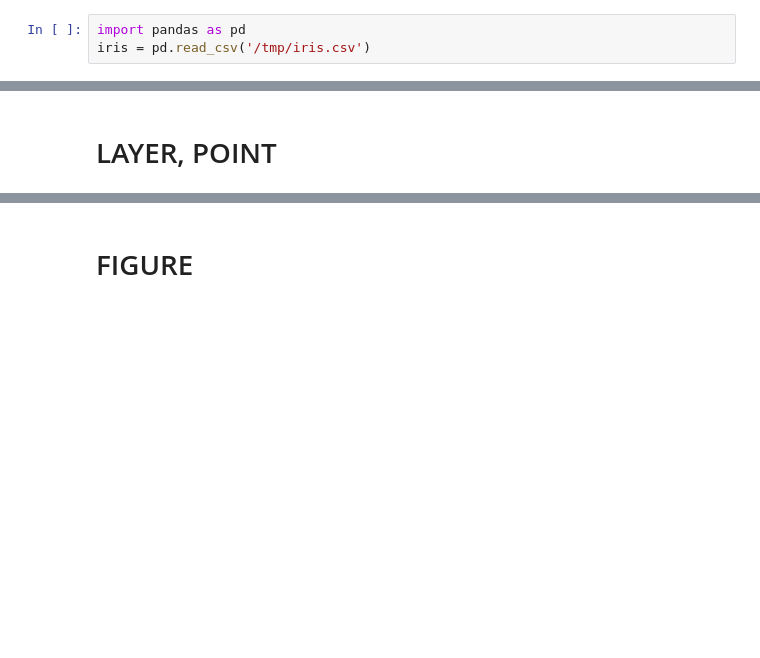
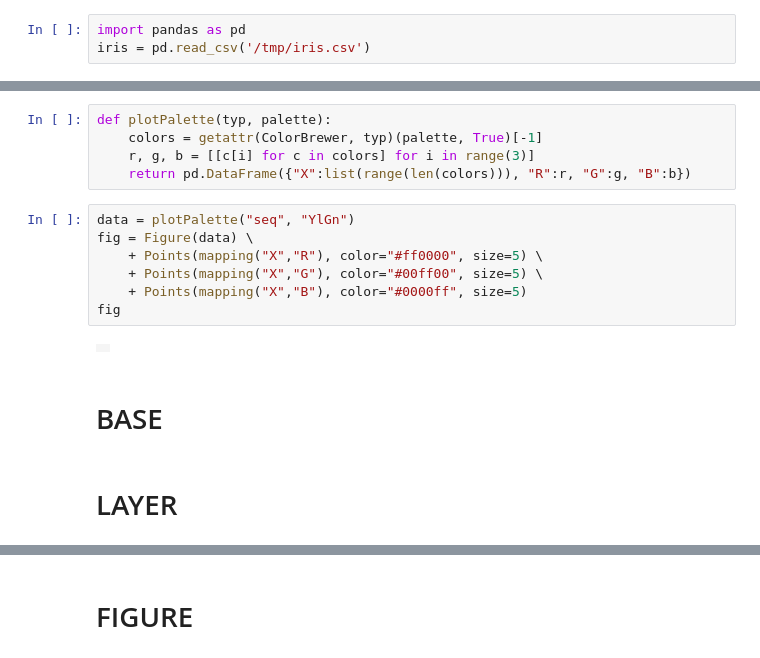
Before and after one commit to bernhard-42/hcplot, a Jupyter notebook: notebooks/hcplot 2.ipynb, the cells around one changed output, grey strips where cells are left out. Drawn from its saved outputs; the diff is of its cells as text; blank space fills up the shorter version.

Commit message:
split int Base, Layer and Figure to support data on layer level

```diff
--- a/notebooks/hcplot 2.ipynb
+++ b/notebooks/hcplot 2.ipynb
@@ -53,2 +81,18 @@ fig5
+# %%
+def plotPalette(typ, palette):
+    colors = getattr(ColorBrewer, typ)(palette, True)[-1]
+    r, g, b = [[c[i] for c in colors] for i in range(3)]
+    return pd.DataFrame({"X":list(range(len(colors))), "R":r, "G":g, "B":b})
+# %%
+data = plotPalette("seq", "YlGn")
+fig = Figure(data) \
+    + Points(mapping("X","R"), color="#ff0000", size=5) \
+    + Points(mapping("X","G"), color="#00ff00", size=5) \
+    + Points(mapping("X","B"), color="#0000ff", size=5)
+fig
+# %% [output]
+|  |
+# %% [markdown]
+# BASE
 # %% [markdown]
-# LAYER, POINT
+# LAYER
```
Also changed, not shown: parts of 18 cells of this notebook, 6 other files.
